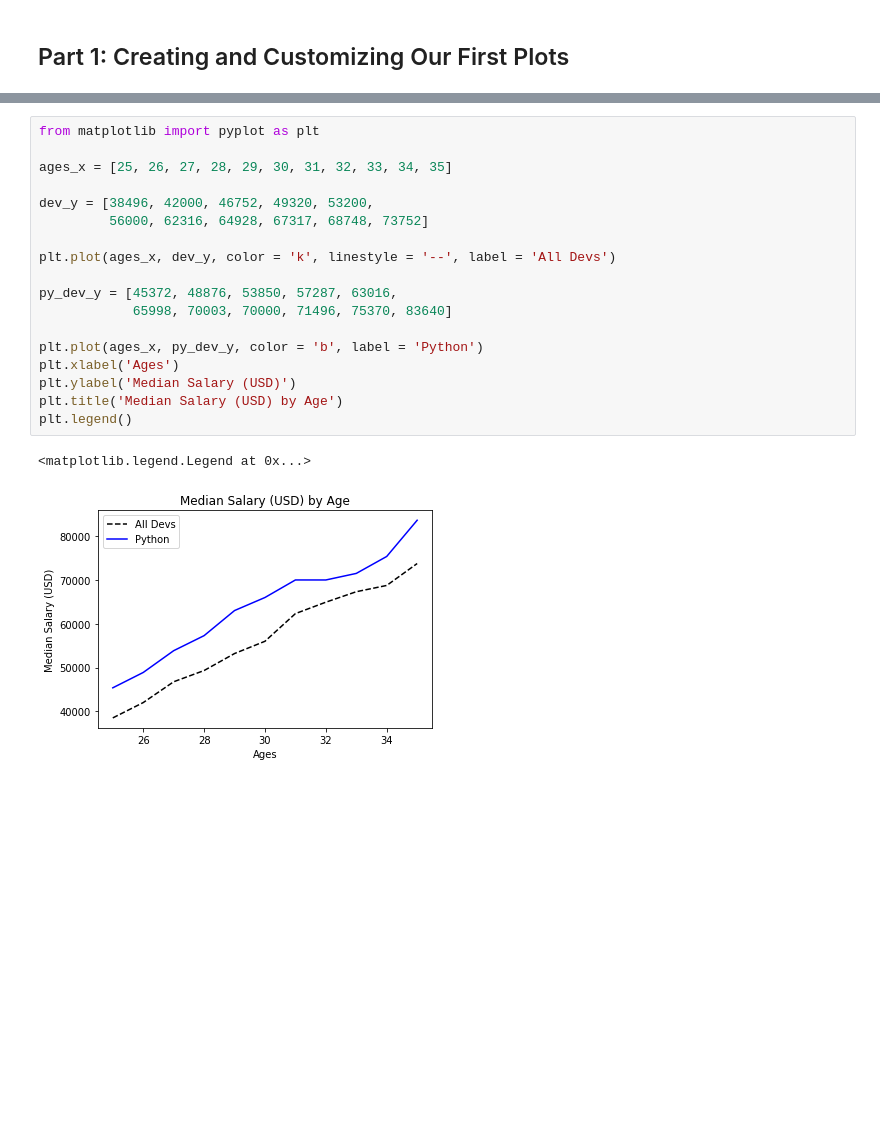
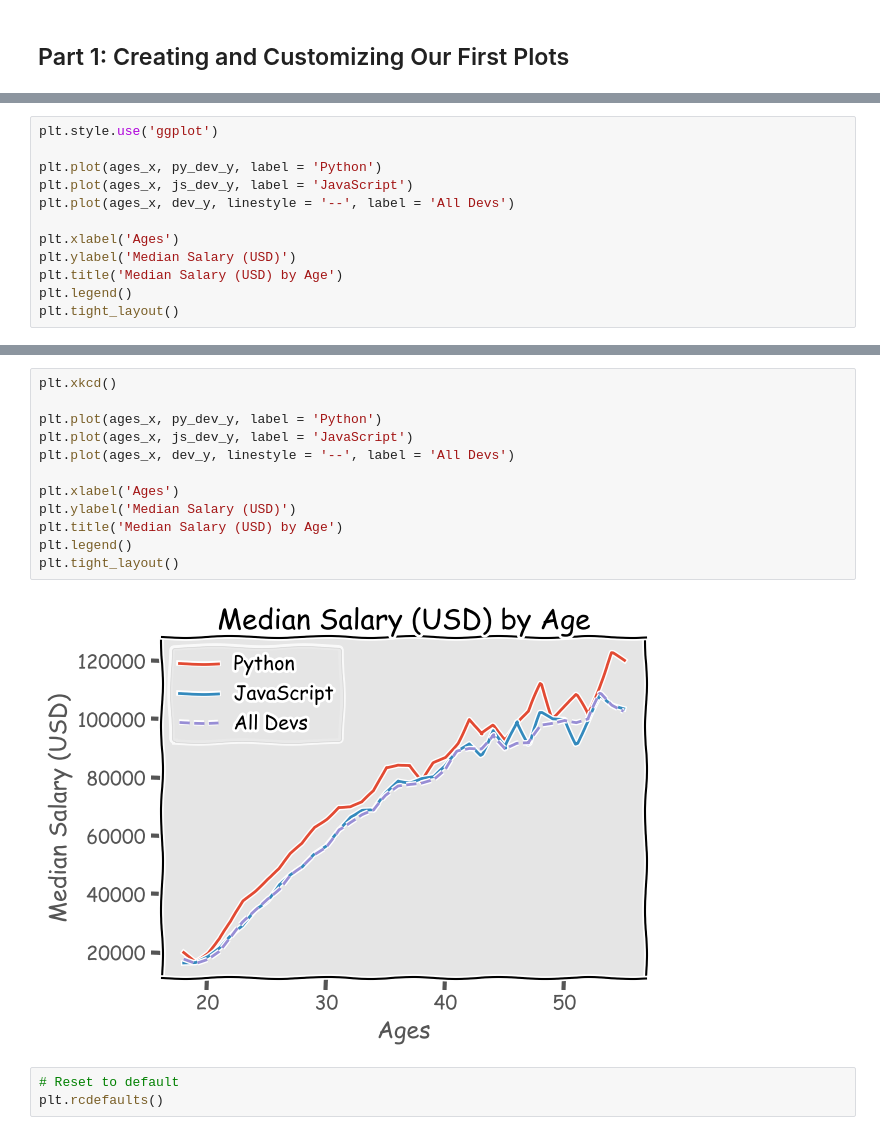
Before and after one commit to ca-ros/LearningPython, a Jupyter notebook: matplotlib/coreYT.ipynb, the cells around one changed output, grey strips where cells are left out. Saved outputs shown, nothing was run; the diff lists cells and outputs as text; blank space fills up the shorter version.

```diff
--- a/matplotlib/coreYT.ipynb
+++ b/matplotlib/coreYT.ipynb
@@ -2,0 +53,12 @@
+# %%
+plt.style.use('ggplot')
+
+plt.plot(ages_x, py_dev_y, label = 'Python')
+plt.plot(ages_x, js_dev_y, label = 'JavaScript')
+plt.plot(ages_x, dev_y, linestyle = '--', label = 'All Devs')
+
+plt.xlabel('Ages')
+plt.ylabel('Median Salary (USD)')
+plt.title('Median Salary (USD) by Age')
+plt.legend()
+plt.tight_layout()
@@ -3,21 +67,17 @@
 # %%
-from matplotlib import pyplot as plt
+plt.xkcd()
 
-ages_x = [25, 26, 27, 28, 29, 30, 31, 32, 33, 34, 35]
+plt.plot(ages_x, py_dev_y, label = 'Python')
+plt.plot(ages_x, js_dev_y, label = 'JavaScript')
+plt.plot(ages_x, dev_y, linestyle = '--', label = 'All Devs')
 
-dev_y = [38496, 42000, 46752, 49320, 53200,
-         56000, 62316, 64928, 67317, 68748, 73752]
-
-plt.plot(ages_x, dev_y, color = 'k', linestyle = '--', label = 'All Devs')
-
-py_dev_y = [45372, 48876, 53850, 57287, 63016,
-            65998, 70003, 70000, 71496, 75370, 83640]
-
-plt.plot(ages_x, py_dev_y, color = 'b', label = 'Python')
 plt.xlabel('Ages')
 plt.ylabel('Median Salary (USD)')
 plt.title('Median Salary (USD) by Age')
 plt.legend()
+plt.tight_layout()
 # %% [output]
-<matplotlib.legend.Legend at 0x...>
-[figure, old version]
+[figure, new version]
+# %%
+# Reset to default
+plt.rcdefaults()
```
Also changed, not shown: parts of 4 cells of this notebook.
